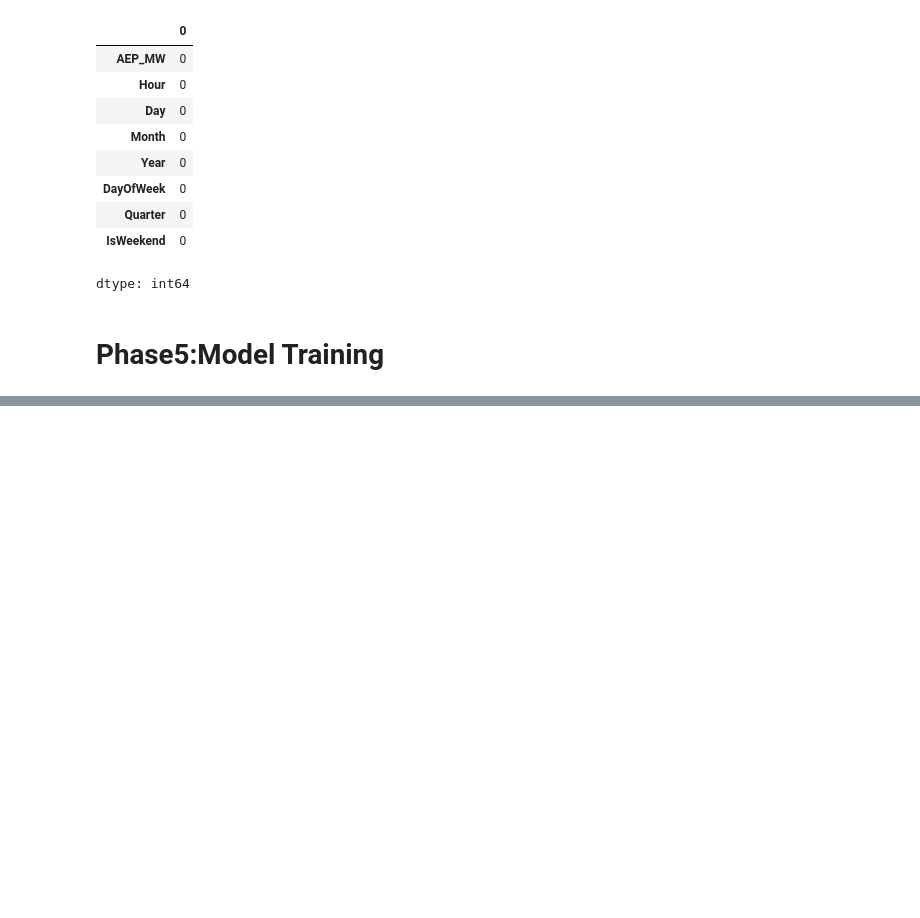
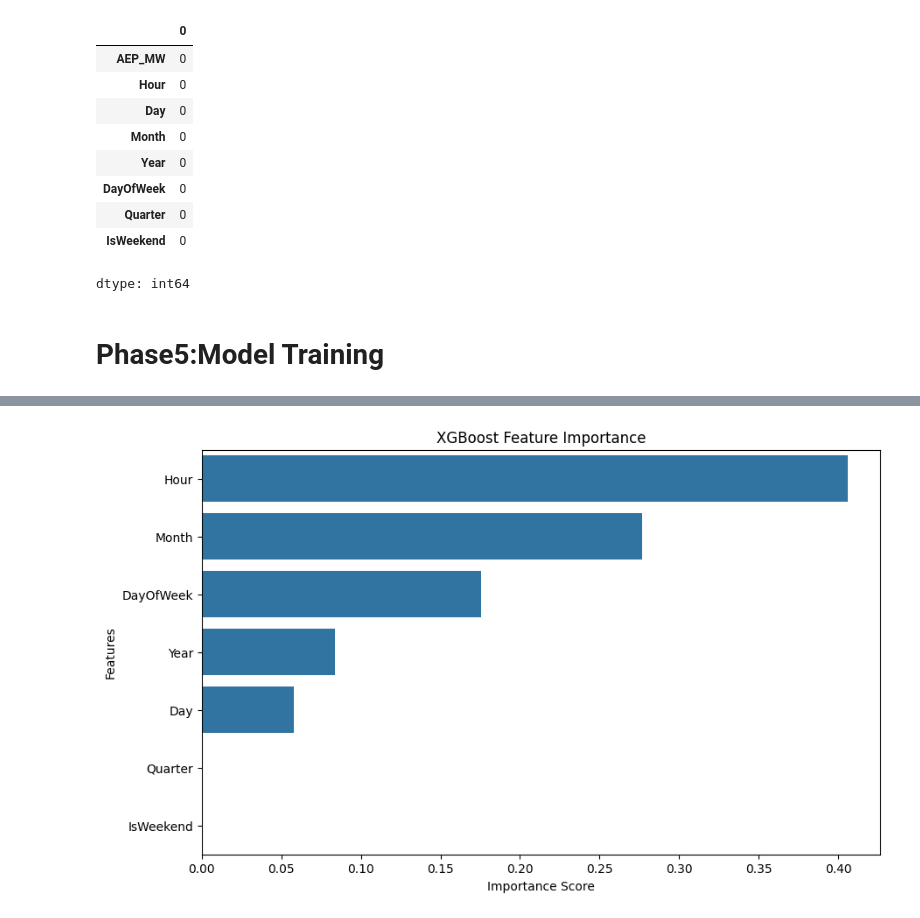
Before and after one commit to Probin1904/PJM-Energy-Consumption-Forecasting-Pipeline, a Jupyter notebook: PJM_Energy_Consumption_Forecasting_using_ML.ipynb, the cells around one changed output, grey strips where cells are left out. Drawn from its saved outputs; the diff is of its cells as text; code cells hidden in the pictures; blank space fills up the shorter version.

```diff
--- a/PJM_Energy_Consumption_Forecasting_using_ML.ipynb
+++ b/PJM_Energy_Consumption_Forecasting_using_ML.ipynb
@@ -370,0 +655,13 @@ dtype: int64
+# %%
+# XGBoost Feature Importance
+xgb_importance = pd.DataFrame({
+    "Feature": X.columns,
+    "Importance": xgb.feature_importances_
+})
+
+xgb_importance = xgb_importance.sort_values(
+    by="Importance",
+    ascending=False
+)
+
+xgb_importance
@@ -370,0 +677,18 @@ dtype: int64
+# %%
+plt.figure(figsize=(10,6))
+
+sns.barplot(
+    data=xgb_importance,
+    x="Importance",
+    y="Feature"
+)
+for container in ax.containers:
+    ax.bar_label(container, fmt="%.3f")
+
+plt.title("XGBoost Feature Importance")
+plt.xlabel("Importance Score")
+plt.ylabel("Features")
+
+plt.show()
+# %% [output]
+[figure, added]
```
Also changed, not shown: parts of 27 cells of this notebook.
